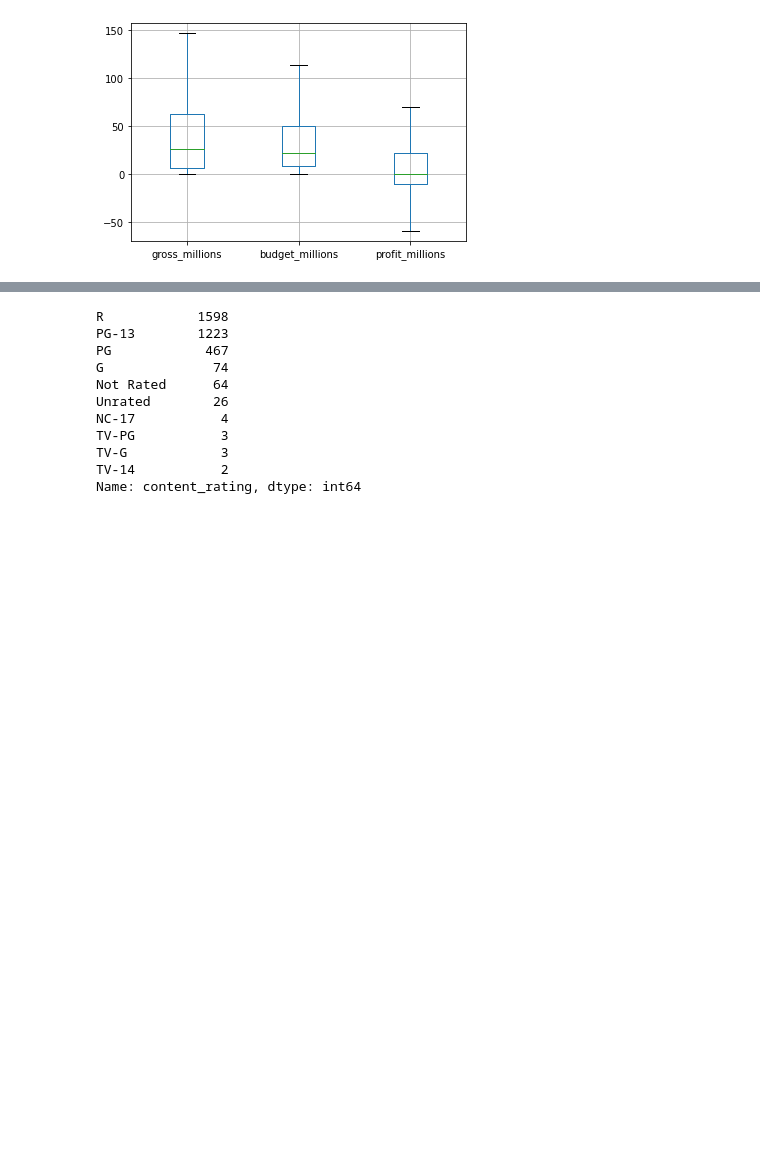
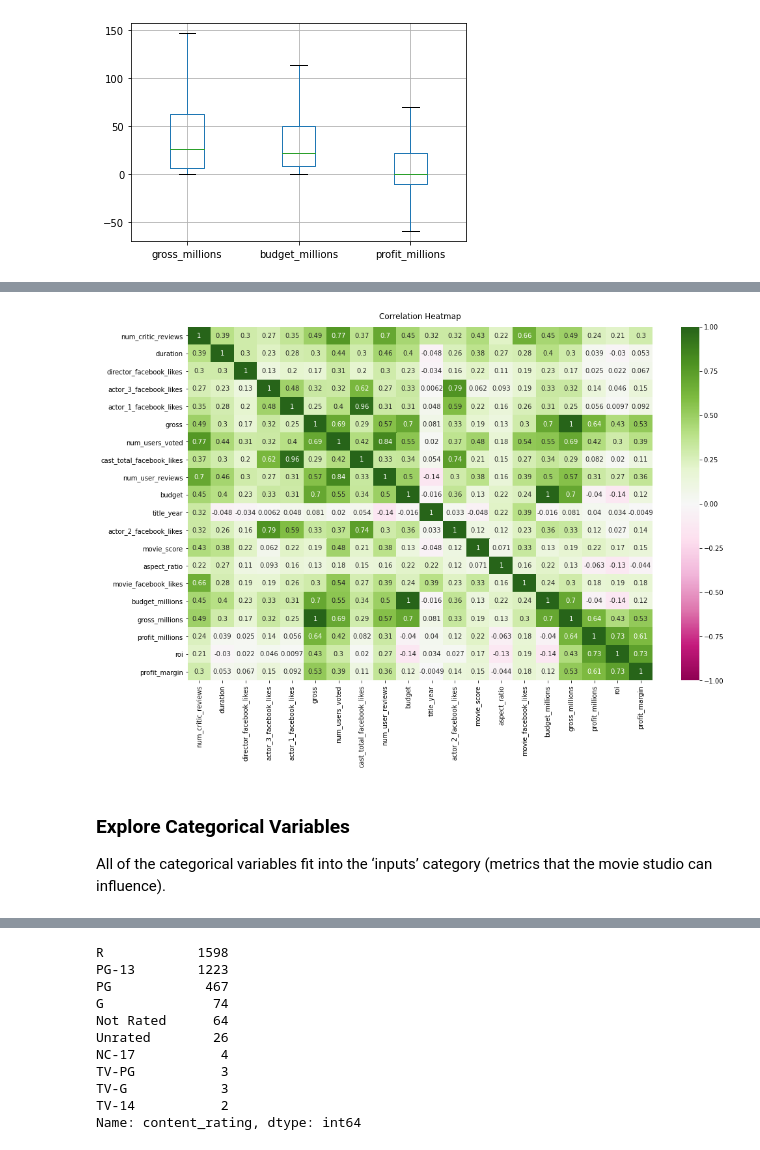
Before and after one commit to kristinkspanos/data_analysis_movie_studio, a Jupyter notebook: assignment_2_movie_data.ipynb, the cells around one changed output, grey strips where cells are left out. Drawn from its saved outputs; the diff is of its cells as text; code cells hidden in the pictures; blank space fills up the shorter version.

```diff
--- a/assignment_2_movie_data.ipynb
+++ b/assignment_2_movie_data.ipynb
@@ -127,3 +179,18 @@ mean_gross = movies['gross_millions'].mean()
+# %%
+corr_matrix_trimmed = movies_trimmed.corr()
+
+
+plt.figure(figsize=(16, 10))
+heatmap = sns.heatmap(corr_matrix_trimmed, vmin=-1, vmax=1,cmap="PiYG", annot=True)
+heatmap.set_title('Correlation Heatmap', fontdict={'fontsize':12}, pad=12);
+
+# save correlation matrix to csv
+corr_matrix_trimmed.to_csv('corr_matrix_trimmed.csv')
+# %% [output]
+[figure, added]
+# %% [markdown]
+### Explore Categorical Variables
+All of the categorical variables fit into the ‘inputs’ category (metrics that the movie studio can influence).
 # %%
 movies['director_name'].value_counts()
 # %% [output]
```
Also changed, not shown: parts of 81 cells of this notebook.
